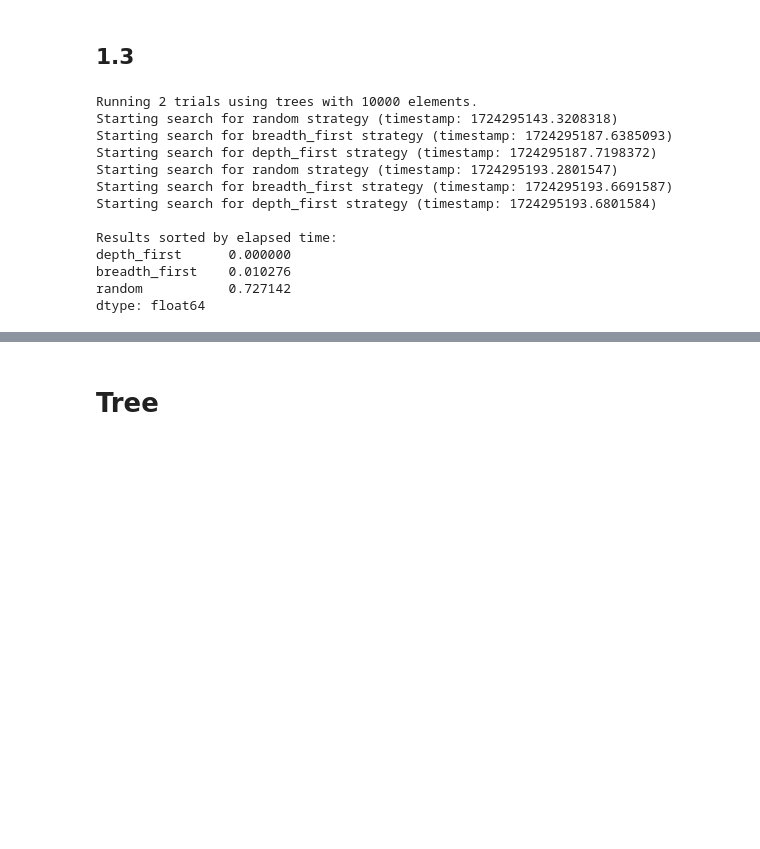
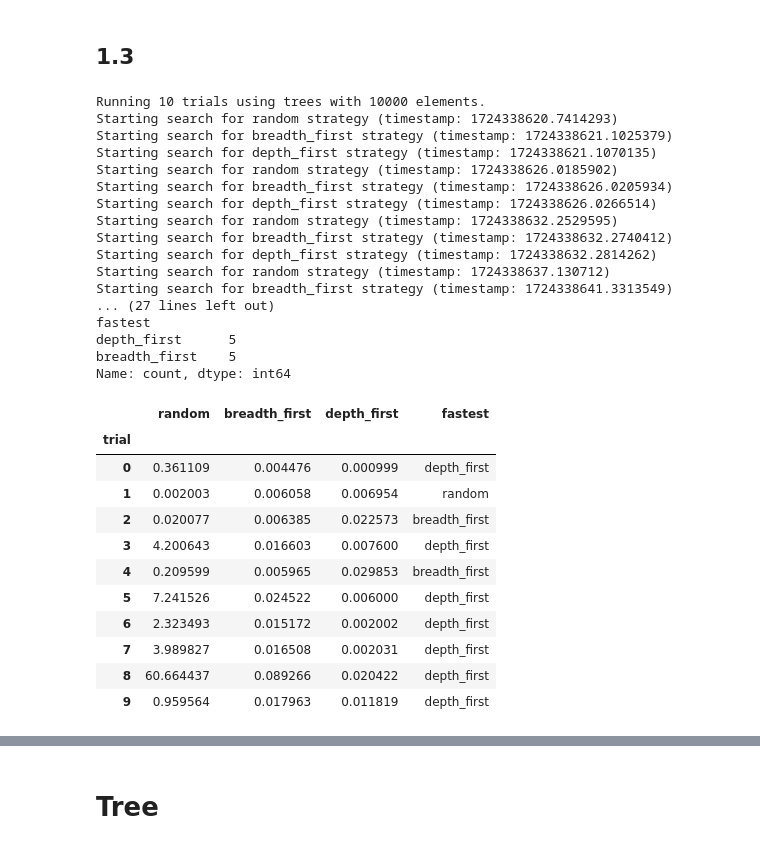
Before and after one commit to silvhua/binary-tree, a Jupyter notebook: notebooks/2024-08-21.ipynb, the cells around one changed output, grey strips where cells are left out. Saved outputs shown, nothing was run; the diff lists cells and outputs as text; code cells hidden in the pictures; blank space fills up the shorter version.

Commit message:
show best algorithm per trial

```diff
--- a/notebooks/2024-08-21.ipynb
+++ b/notebooks/2024-08-21.ipynb
@@ -312,7 +312,8 @@ class CompareAlgorithms:
     self.results_dict = {
       'random': [],
       'breadth_first': [],
-      'depth_first': []
+      'depth_first': [],
+      'fastest': []
     }
     self.tree_size = tree_size
     self.show_log = show_log
@@ -347,6 +348,9 @@ class CompareAlgorithms:
     return elapsed_time
 
   def compare_search_algorithms(self):
+    """
+    Compare the 3 algorithms by searching for the same element in the same tree.
+    """
     self.logger = Custom_Logger(f'compare_search_algorithms_logger', level=self.logging_level)
     messages = []
     tree_elements = self.get_list_of_unique_numbers()
@@ -356,54 +360,80 @@ class CompareAlgorithms:
     target = choice(tree_elements)
     message = f'Tree of size: {self.tree_size}. \nValues range: {min(tree_elements)} - {max(tree_elements)}. Elements: {tree_elements}.\nTarget value: {target}.'
     messages.append(message)
+    elapsed_times = []
     for strategy in self.strategies:
       elapsed_time = self.time_search(target, strategy, max_nodes=None)
+      elapsed_times.append((strategy, elapsed_time))
       self.results_dict[strategy].append(elapsed_time)
+    sorted_times = sorted(elapsed_times, key=lambda x: x[1])
+    fastest = sorted_times[0][0]
+    self.results_dict['fastest'].append(fastest)
     if self.show_log:
       self.logger.info('\n'.join(messages))
 
   def run_experiment(self, n_trials):
-    messages = []
+    """
+    Compare the 3 search algorithm over multiple trials (n_trials) to take the mean search time.
+    To determine which algorithms are significantly different from each other with greater confidence,
+    you would also perform statistical tests (e.g. one-way ANOVA followed by posthoc testing)
+    on the resulting data
+    """
     message = f'Running {n_trials} trials using trees with {self.tree_size} elements.'
     print(message)
-    # messages.append(message)
     for trial in range(n_trials):
       self.compare_search_algorithms()
     results_df = pd.DataFrame(self.results_dict)
     results_df.index.name = 'trial'
-    print('\nResults sorted by elapsed time:')
-    print(results.mean().sort_values())
-    # self.logger.info('\n'.join(messages))
+    print('\nResults sorted by average elapsed time:')
+    print(results_df[['random', 'breadth_first', 'depth_first']].mean().sort_values())
+    print('\nCount of fastest algorithm:')
+    print(results['fastest'].value_counts())
     return results_df
 
 
 
 
 # logging_level='WARNING'
 logging_level='INFO'
 # logging_level='DEBUG'
 tree_size = 10000
-n_trials = 2
+n_trials = 10
 
 comparator = CompareAlgorithms(
   tree_size=tree_size,
   logging_level=logging_level
   )
 # comparator.compare_search_algorithms()
-results = comparator.run_experiment(2)
-# results
+results = comparator.run_experiment(n_trials)
+results
 # %% [output]
-Running 2 trials using trees with 10000 elements.
-Starting search for random strategy (timestamp: 1724295143.3208318)
-Starting search for breadth_first strategy (timestamp: 1724295187.6385093)
-Starting search for depth_first strategy (timestamp: 1724295187.7198372)
-Starting search for random strategy (timestamp: 1724295193.2801547)
-Starting search for breadth_first strategy (timestamp: 1724295193.6691587)
-Starting search for depth_first strategy (timestamp: 1724295193.6801584)
-
-Results sorted by elapsed time:
-depth_first      0.000000
-breadth_first    0.010276
-random           0.727142
-dtype: float64
+Running 10 trials using trees with 10000 elements.
+Starting search for random strategy (timestamp: 1724338620.7414293)
+Starting search for breadth_first strategy (timestamp: 1724338621.1025379)
+Starting search for depth_first strategy (timestamp: 1724338621.1070135)
+Starting search for random strategy (timestamp: 1724338626.0185902)
+Starting search for breadth_first strategy (timestamp: 1724338626.0205934)
+Starting search for depth_first strategy (timestamp: 1724338626.0266514)
+Starting search for random strategy (timestamp: 1724338632.2529595)
+Starting search for breadth_first strategy (timestamp: 1724338632.2740412)
+Starting search for depth_first strategy (timestamp: 1724338632.2814262)
+Starting search for random strategy (timestamp: 1724338637.130712)
+Starting search for breadth_first strategy (timestamp: 1724338641.3313549)
+... (27 lines left out)
+fastest
+depth_first      5
+breadth_first    5
+Name: count, dtype: int64
+|  | random | breadth_first | depth_first | fastest |
+| trial |  |  |  |  |
+| 0 | 0.361109 | 0.004476 | 0.000999 | depth_first |
+| 1 | 0.002003 | 0.006058 | 0.006954 | random |
+| 2 | 0.020077 | 0.006385 | 0.022573 | breadth_first |
+| 3 | 4.200643 | 0.016603 | 0.007600 | depth_first |
+| 4 | 0.209599 | 0.005965 | 0.029853 | breadth_first |
+| 5 | 7.241526 | 0.024522 | 0.006000 | depth_first |
+| 6 | 2.323493 | 0.015172 | 0.002002 | depth_first |
+| 7 | 3.989827 | 0.016508 | 0.002031 | depth_first |
+| 8 | 60.664437 | 0.089266 | 0.020422 | depth_first |
+| 9 | 0.959564 | 0.017963 | 0.011819 | depth_first |
 # %%
```
Also changed, not shown: parts of 3 cells of this notebook.
